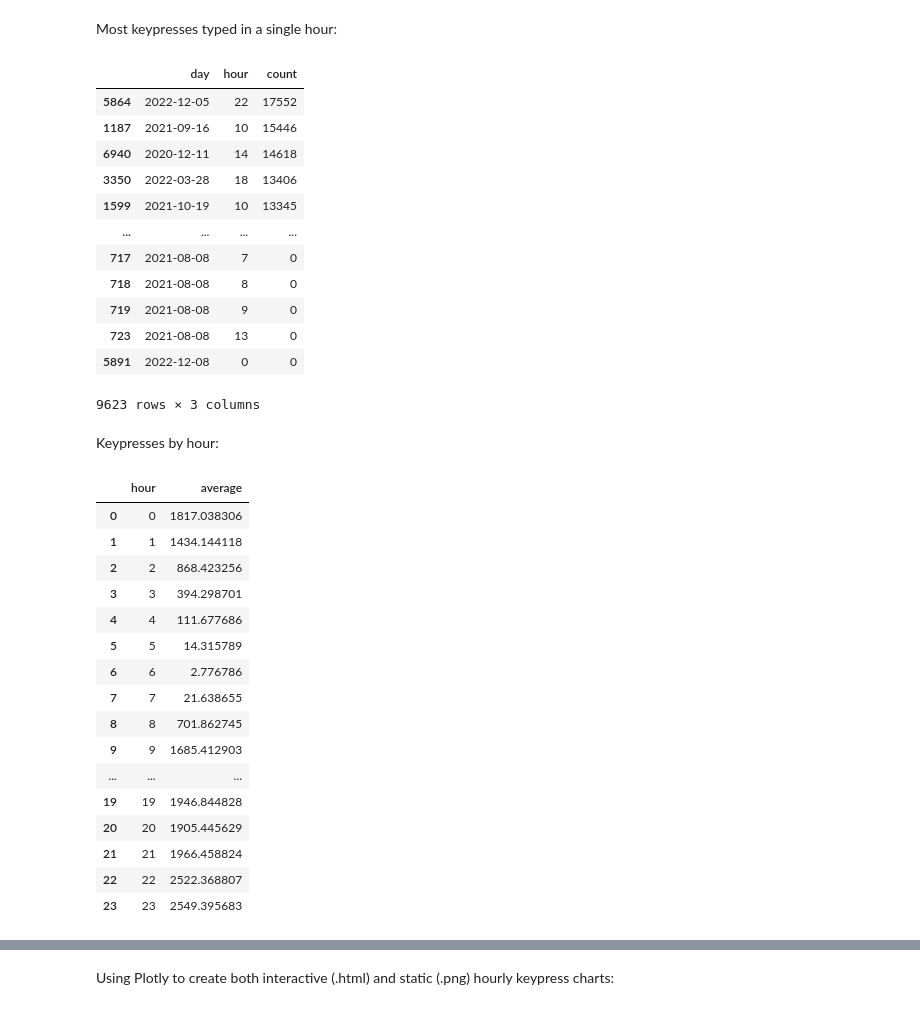
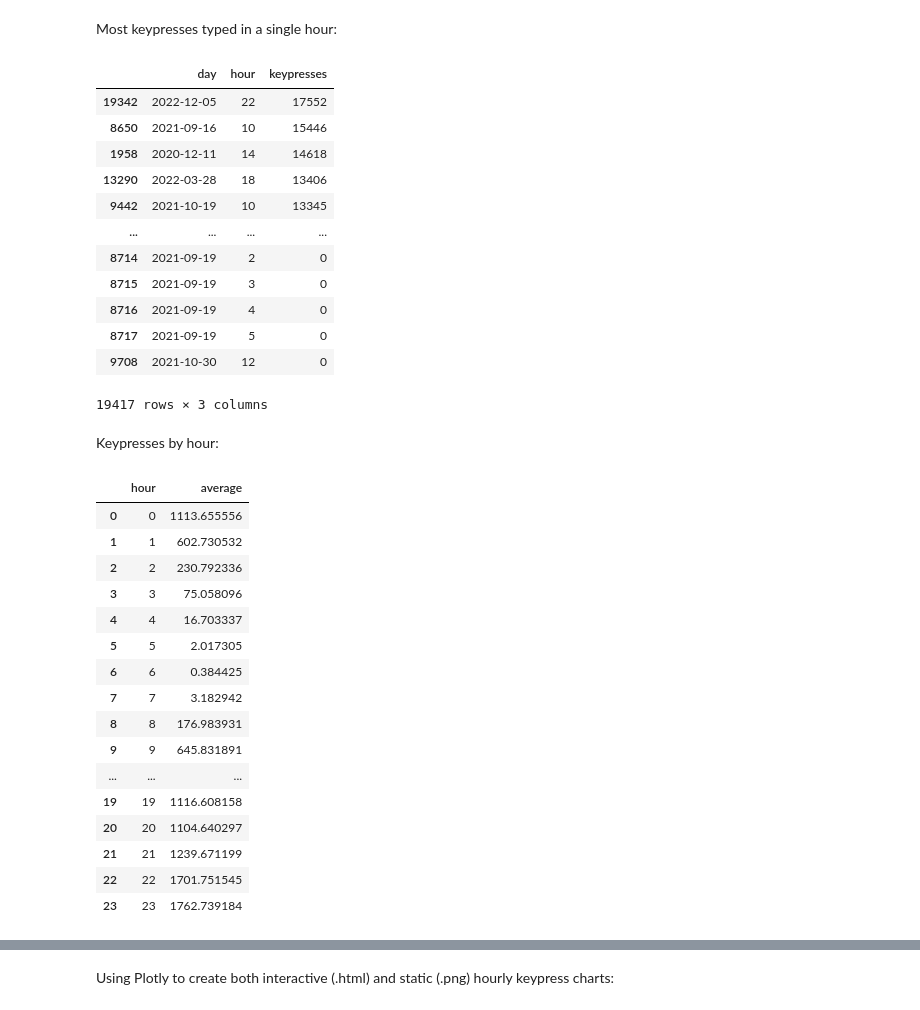
Before and after one commit to kburchfiel/fitbit_steps_and_whatpulse_keypresses_comparison, a Jupyter notebook: whatpulse_viewer_v2.ipynb, the cells around one changed output, grey strips where cells are left out. Saved outputs shown, nothing was run; the diff lists cells and outputs as text; code cells hidden in the pictures.

```diff
--- a/whatpulse_viewer_v2.ipynb
+++ b/whatpulse_viewer_v2.ipynb
@@ -662,0 +711,7 @@ df_hourly_keypresses
+# %%
+df_hourly_keypresses = pd.read_csv('data/df_combined_hourly_keypresses.csv')
+df_hourly_keypresses['day'] = pd.to_datetime(df_hourly_keypresses['day'])
+# %%
+df_hourly_keypresses['day_and_hour'] = df_hourly_keypresses['day'] + pd.to_timedelta(df_hourly_keypresses['hour'], unit = 'H')
+df_hourly_keypresses.set_index('day_and_hour', inplace = True)
+df_hourly_keypresses
@@ -662,0 +733,8 @@ df_hourly_keypresses
+# %%
+full_hourly_date_range = pd.date_range(start = first_date, end = last_date, freq = 'H')
+df_hourly_keypresses = df_hourly_keypresses.reindex(full_hourly_date_range)
+df_hourly_keypresses['keypresses'].fillna(0, inplace = True)
+df_hourly_keypresses['keypresses'] = df_hourly_keypresses['keypresses'].astype('int')
+df_hourly_keypresses['day'] = df_hourly_keypresses.index.date
+df_hourly_keypresses['hour'] = df_hourly_keypresses.index.hour
+df_hourly_keypresses
@@ -662,0 +755,4 @@ df_hourly_keypresses
+# %%
+df_hourly_keypresses.reset_index(drop=True,inplace=True)
+
+df_hourly_keypresses
@@ -683,42 +797,42 @@ Most recent hourly keypress logs:
 # %% [markdown]
 Most keypresses typed in a single hour:
 # %%
-df_hourly_keypresses.sort_values('count', ascending = False)
+df_hourly_keypresses.sort_values('keypresses', ascending = False)
 # %% [output]
-|  | day | hour | count |
-| 5864 | 2022-12-05 | 22 | 17552 |
-| 1187 | 2021-09-16 | 10 | 15446 |
-| 6940 | 2020-12-11 | 14 | 14618 |
-| 3350 | 2022-03-28 | 18 | 13406 |
-| 1599 | 2021-10-19 | 10 | 13345 |
+|  | day | hour | keypresses |
+| 19342 | 2022-12-05 | 22 | 17552 |
+| 8650 | 2021-09-16 | 10 | 15446 |
+| 1958 | 2020-12-11 | 14 | 14618 |
+| 13290 | 2022-03-28 | 18 | 13406 |
+| 9442 | 2021-10-19 | 10 | 13345 |
 | ... | ... | ... | ... |
-| 717 | 2021-08-08 | 7 | 0 |
-| 718 | 2021-08-08 | 8 | 0 |
-| 719 | 2021-08-08 | 9 | 0 |
-| 723 | 2021-08-08 | 13 | 0 |
-| 5891 | 2022-12-08 | 0 | 0 |
+| 8714 | 2021-09-19 | 2 | 0 |
+| 8715 | 2021-09-19 | 3 | 0 |
+| 8716 | 2021-09-19 | 4 | 0 |
+| 8717 | 2021-09-19 | 5 | 0 |
+| 9708 | 2021-10-30 | 12 | 0 |
-9623 rows × 3 columns
+19417 rows × 3 columns
 # %% [markdown]
 Keypresses by hour:
 # %%
-df_hourly_avg_pivot = df_hourly_keypresses.pivot_table(index = 'hour', values = 'count', aggfunc = 'mean').reset_index()
-df_hourly_avg_pivot.rename(columns={'count':'average'},inplace=True)
+df_hourly_avg_pivot = df_hourly_keypresses.pivot_table(index = 'hour', values = 'keypresses', aggfunc = 'mean').reset_index()
+df_hourly_avg_pivot.rename(columns={'keypresses':'average'},inplace=True)
 df_hourly_avg_pivot
 # %% [output]
 |  | hour | average |
-| 0 | 0 | 1817.038306 |
-| 1 | 1 | 1434.144118 |
-| 2 | 2 | 868.423256 |
-| 3 | 3 | 394.298701 |
-| 4 | 4 | 111.677686 |
-| 5 | 5 | 14.315789 |
-| 6 | 6 | 2.776786 |
-| 7 | 7 | 21.638655 |
-| 8 | 8 | 701.862745 |
-| 9 | 9 | 1685.412903 |
+| 0 | 0 | 1113.655556 |
+| 1 | 1 | 602.730532 |
+| 2 | 2 | 230.792336 |
+| 3 | 3 | 75.058096 |
+| 4 | 4 | 16.703337 |
+| 5 | 5 | 2.017305 |
+| 6 | 6 | 0.384425 |
+| 7 | 7 | 3.182942 |
+| 8 | 8 | 176.983931 |
+| 9 | 9 | 645.831891 |
 | ... | ... | ... |
-| 19 | 19 | 1946.844828 |
-| 20 | 20 | 1905.445629 |
-| 21 | 21 | 1966.458824 |
-| 22 | 22 | 2522.368807 |
-| 23 | 23 | 2549.395683 |
+| 19 | 19 | 1116.608158 |
+| 20 | 20 | 1104.640297 |
+| 21 | 21 | 1239.671199 |
+| 22 | 22 | 1701.751545 |
+| 23 | 23 | 1762.739184 |
```
Also changed, not shown: parts of 47 cells of this notebook, 12 other files.
